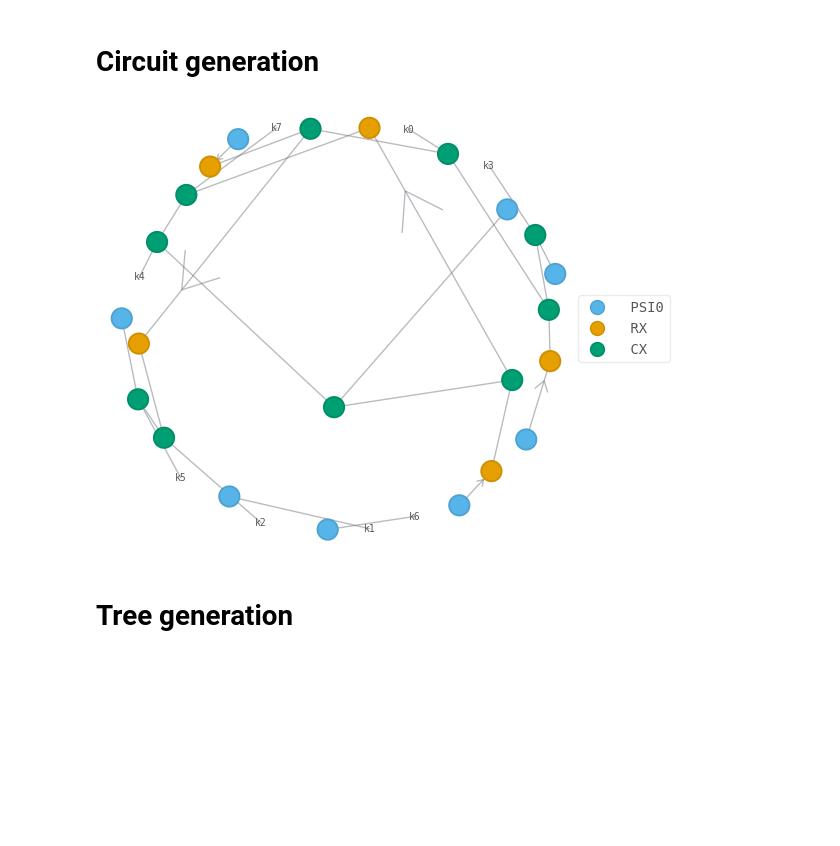
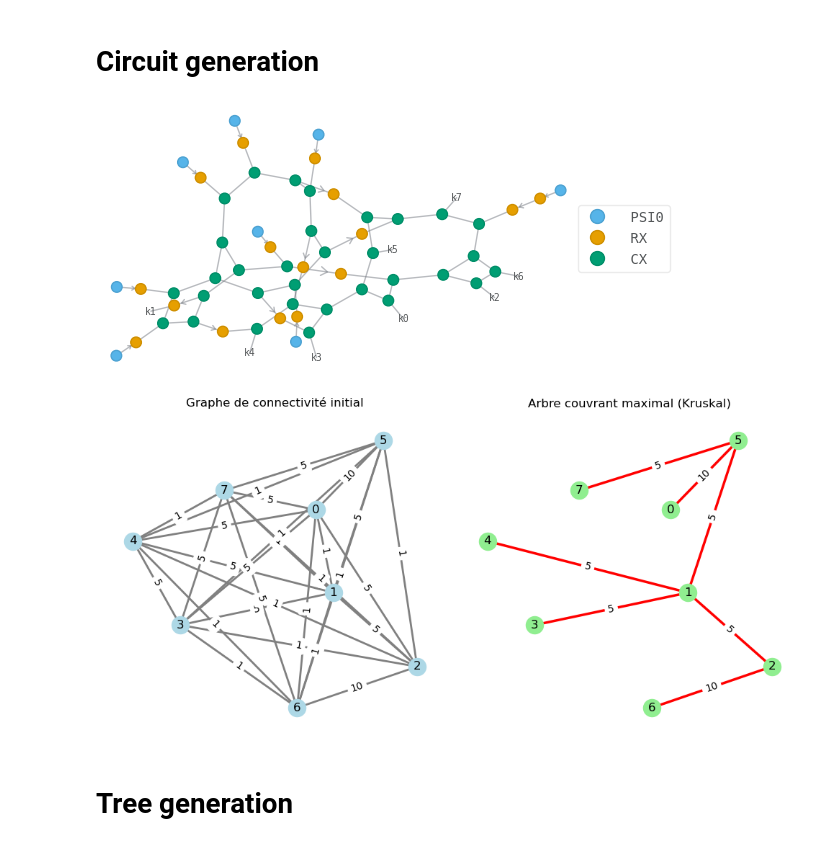
Before and after one commit to quantum-brutus/Tensor_Networks_topology, a Jupyter notebook: random_tree_benchmark.ipynb, the cells around one changed output. Drawn from its saved outputs; the diff is of its cells as text; code cells hidden in the pictures; blank space fills up the shorter version.

Commit message:
fix pb where all weights are 1

```diff
--- a/random_tree_benchmark.ipynb
+++ b/random_tree_benchmark.ipynb
@@ -52,15 +52,15 @@ def plot_connectivity_and_max_mst(circ, return_adjacency_matrix=False, plot = Fa
     G = nx.Graph()
     edge_weights = defaultdict(int)
 
-    # make sur all qubits are part of the graph/tree
-    for q1 in range(circ.N):
-        for q2 in range(circ.N):
-            edge_weights[(q1, q2)] += 1
-
     for gate in circ.gates:
         if len(gate.qubits) == 2:
             q1, q2 = sorted(gate.qubits)
             edge_weights[(q1, q2)] += 5
+
+    for q1 in range(circ.N):
+        for q2 in range(q1 + 1, circ.N):  # avoids self-loops and duplicates
+            if (q1, q2) not in edge_weights:
+                edge_weights[(q1, q2)] = 1
 
     for (q1, q2), weight in edge_weights.items():
         G.add_edge(q1, q2, weight=weight)
@@ -155,37 +155,39 @@ def generate_random_circuit(num_qubits,num_gates,seed1=None,seed2=None,plot=Fals
         if ctrl != tgt:
             cnots.append([ctrl,tgt])
 
     for i in range(num_gates):
         ctrl = cnots[i][0]
         tgt = cnots[i][1]
         # print(ctrl,tgt)
 
         circ.rx(theta=angles[i], i=tgt)
         circ.cnot(ctrl, tgt)
 
     if plot:
         circ.psi.draw(color=['PSI0', 'RX', 'CX'],iterations=100, k=6)
     return circ
 
 # circ = generate_random_entangled_circuits(
 #     num_qubits=8,
 #     num_layers=5,
 #     seed1=123,
 #     seed2=453,
 #     plot=True
 # )
 
-circ = generate_random_circuit(
+circ = generate_random_entangled_circuits(
     num_qubits=8,
-    num_gates=5,
+    # num_gates=5,
+    num_layers=2,
     seed1=123,
     seed2=453,
     plot=True
 )
 
-G, mst, adj = plot_connectivity_and_max_mst(circ, return_adjacency_matrix=True)
+G, mst, adj = plot_connectivity_and_max_mst(circ, return_adjacency_matrix=True,plot=True)
 # %% [output]
-[figure, old version]
+[figure, new version]
+[figure, added]
 # %% [markdown]
 # Tree generation
 # %%
```
Also changed, not shown: parts of 11 cells of this notebook.
